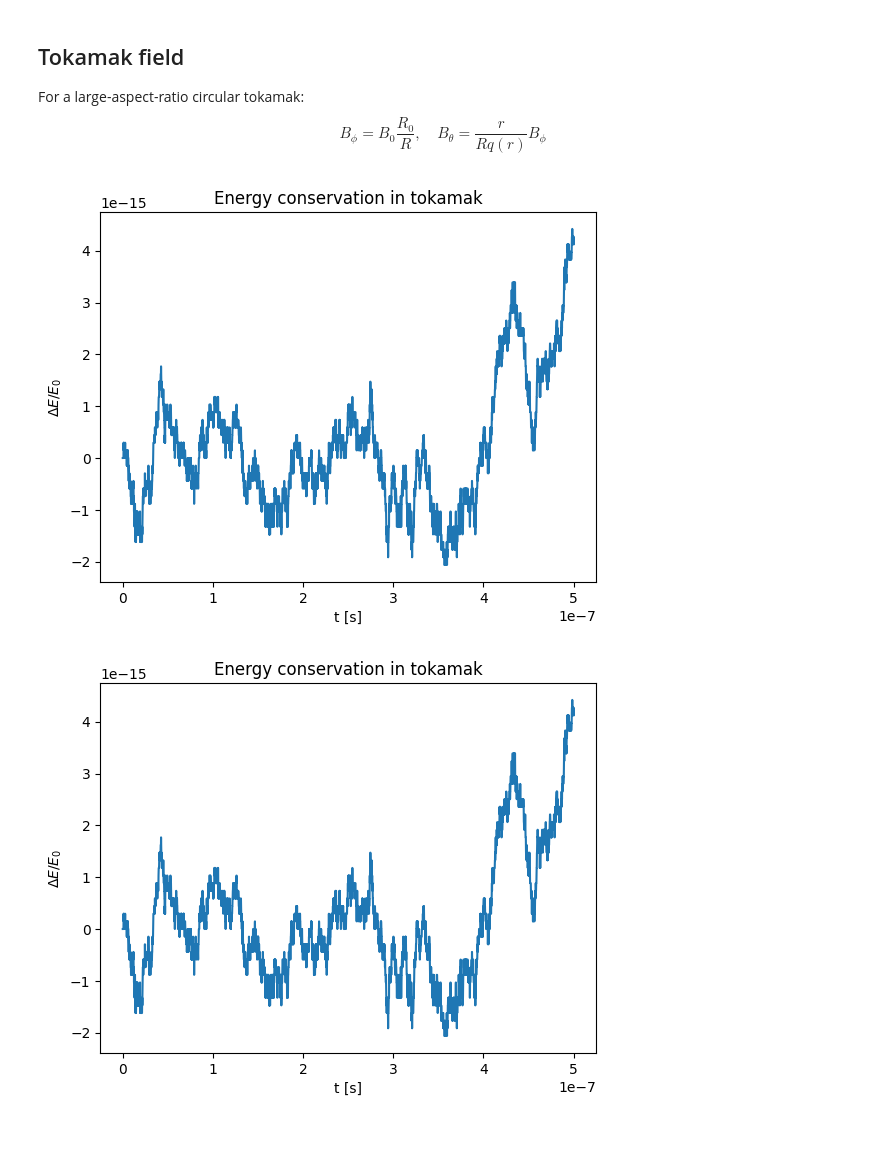
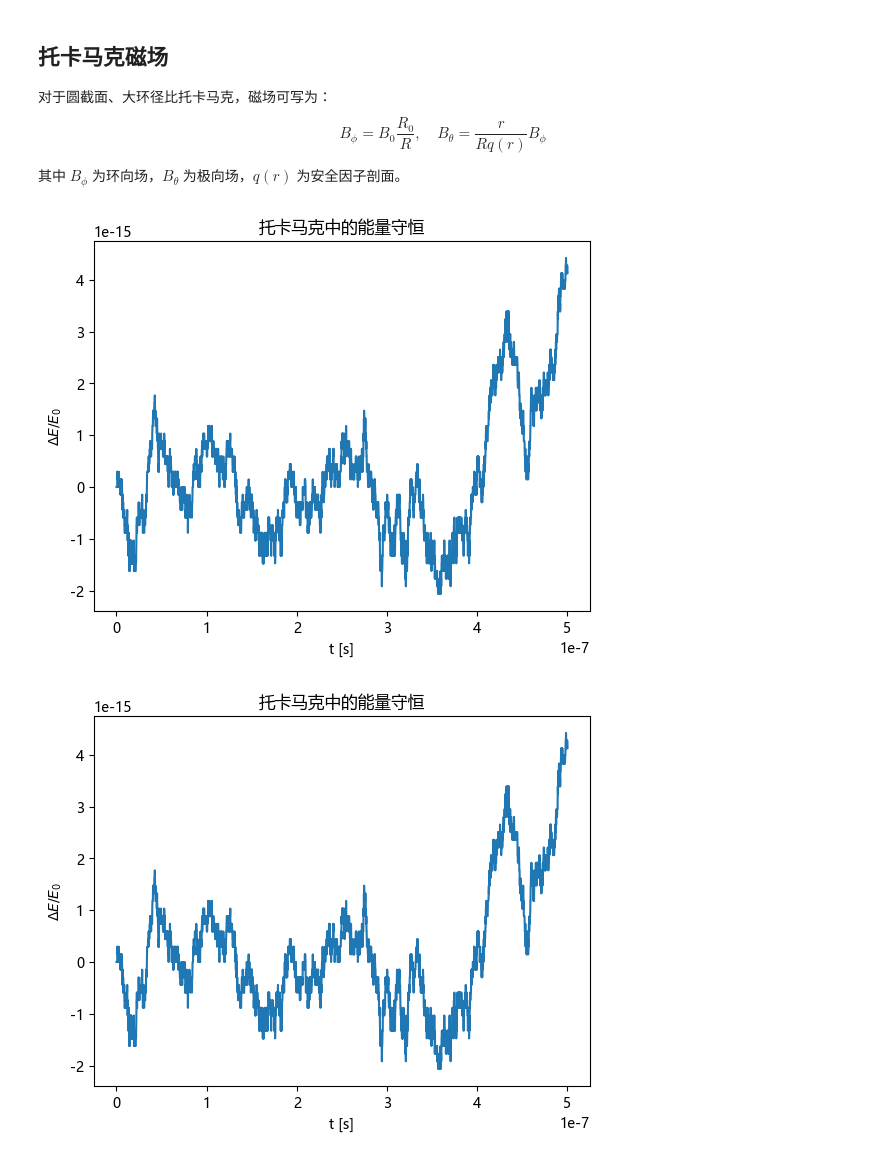
Before and after one commit to Lamb701/particle-simulation, a Jupyter notebook: notebooks/demo.ipynb, the cells around one changed output. Saved outputs shown, nothing was run; the diff lists cells and outputs as text; code cells hidden in the pictures; blank space fills up the shorter version.

```diff
--- a/notebooks/demo.ipynb
+++ b/notebooks/demo.ipynb
@@ -14,6 +14,11 @@ sys.path.insert(0, os.path.abspath('..'))
 %matplotlib inline
 import numpy as np
 import matplotlib.pyplot as plt
+
+# 设置中文字体，按常见系统字体依次尝试
+plt.rcParams["font.sans-serif"] = ["Microsoft YaHei", "SimHei", "WenQuanYi Micro Hei", "DejaVu Sans"]
+plt.rcParams["axes.unicode_minus"] = False
+
 from src.particles import Particle
 from src.fields import TokamakField, MirrorField
 from src.integrators import boris_integrate, guiding_center_integrate
@@ -23,24 +28,26 @@ PROTON_MASS = 1.6726219e-27
 PROTON_CHARGE = 1.6021766e-19
 E = lambda x, y, z: np.zeros(3)
 # %% [markdown]
-## Tokamak field
+## 托卡马克磁场
 
-For a large-aspect-ratio circular tokamak:
+对于圆截面、大环径比托卡马克，磁场可写为：
 $$B_\phi = B_0 \frac{R_0}{R}, \quad B_\theta = \frac{r}{R q(r)} B_\phi$$
+
+其中 $B_\phi$ 为环向场，$B_\theta$ 为极向场，$q(r)$ 为安全因子剖面。
 # %%
 field = TokamakField(B0=5.0, R0=10.0, a=1.0, q0=1.0, q1=2.0)
 v = np.array([1e5, 0.0, 5e4])
 p = Particle(PROTON_CHARGE, PROTON_MASS, np.array([10.2, 0.0, 0.0]), v)
 result = boris_integrate(field, E, p, dt=1e-10, n_steps=5000)
 
 energies = np.array([kinetic_energy(vv, PROTON_MASS) for vv in result["velocity"]])
 fig, ax = plt.subplots()
 ax.plot(result["times"], (energies - energies[0]) / energies[0])
 ax.set_xlabel("t [s]")
 ax.set_ylabel(r"$\Delta E / E_0$")
-ax.set_title("Energy conservation in tokamak")
+ax.set_title("托卡马克中的能量守恒")
 fig
 # %% [output]
-[figure, old version]
+[figure, new version]
-[figure, old version]
+[figure, new version]
 # %% [markdown]
```
Also changed, not shown: parts of 7 cells of this notebook, 10 other files.
